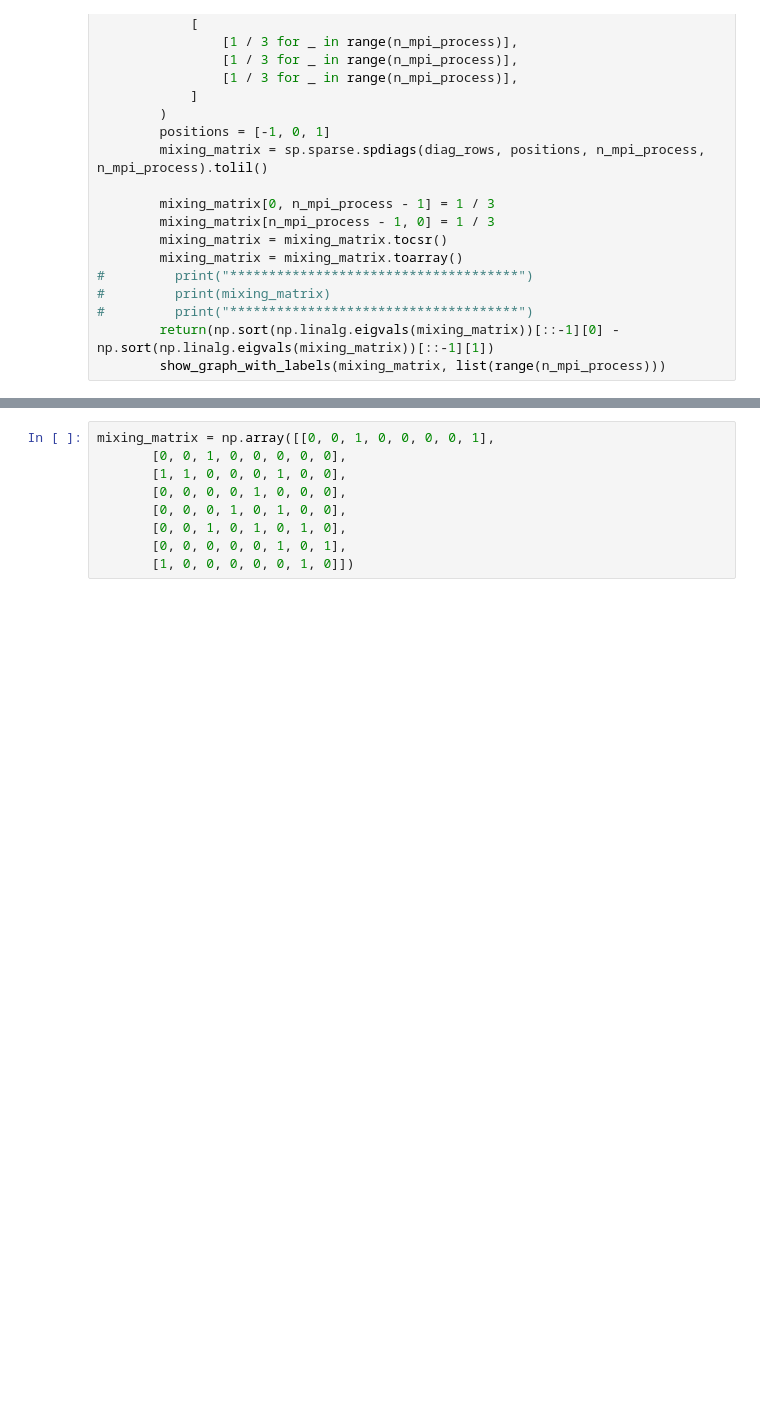
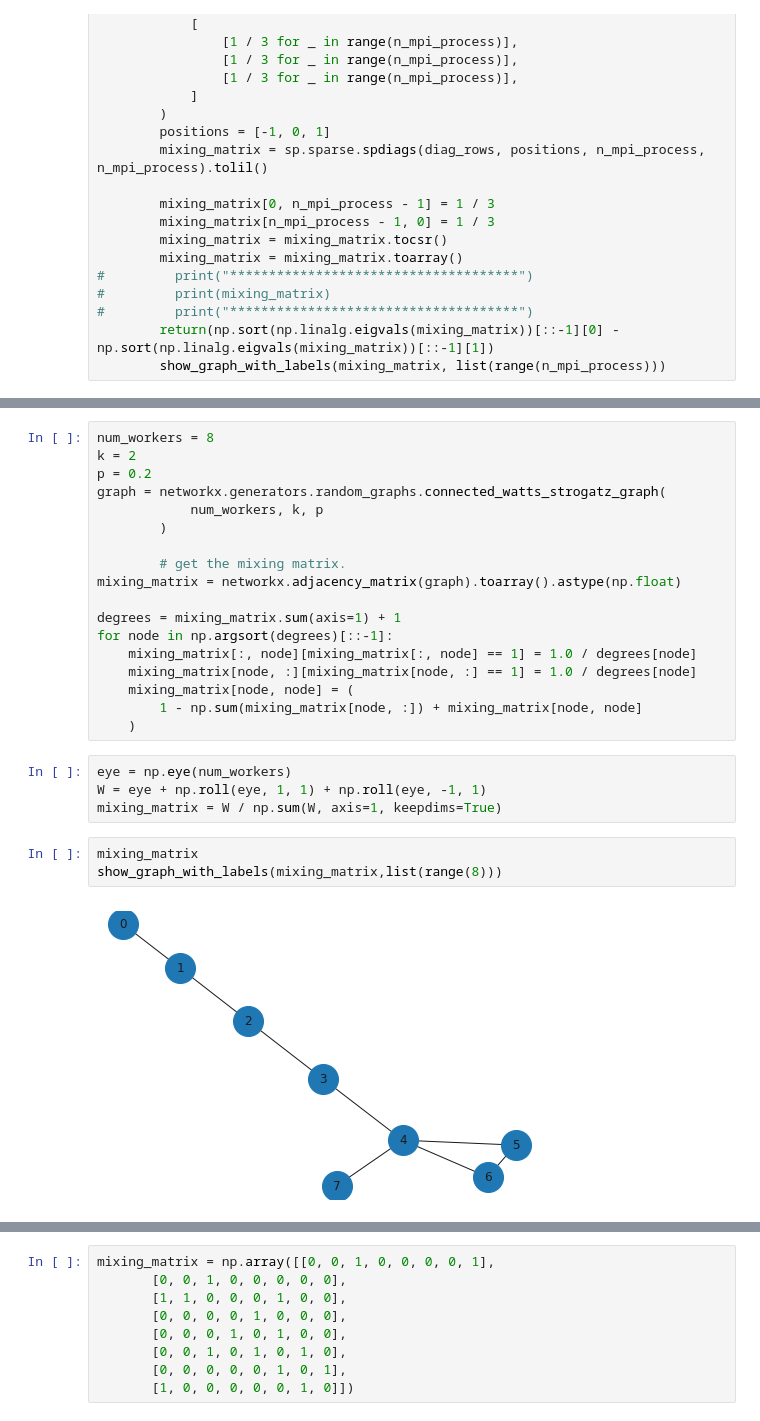
Before and after one commit to arjunarao619/Decent_Opt, a Jupyter notebook: Topology_Experiments.ipynb, the cells around one changed output, grey strips where cells are left out. Saved outputs shown, nothing was run; the diff lists cells and outputs as text; blank space fills up the shorter version.

```diff
--- a/Topology_Experiments.ipynb
+++ b/Topology_Experiments.ipynb
@@ -692,2 +702,29 @@ show_graph_with_labels(nx.to_numpy_matrix(sw),list(range(8)))
+# %%
+num_workers = 8
+k = 2
+p = 0.2
+graph = networkx.generators.random_graphs.connected_watts_strogatz_graph(
+            num_workers, k, p
+        )
+
+        # get the mixing matrix.
+mixing_matrix = networkx.adjacency_matrix(graph).toarray().astype(np.float)
+
+degrees = mixing_matrix.sum(axis=1) + 1
+for node in np.argsort(degrees)[::-1]:
+    mixing_matrix[:, node][mixing_matrix[:, node] == 1] = 1.0 / degrees[node]
+    mixing_matrix[node, :][mixing_matrix[node, :] == 1] = 1.0 / degrees[node]
+    mixing_matrix[node, node] = (
+        1 - np.sum(mixing_matrix[node, :]) + mixing_matrix[node, node]
+    )
+# %%
+eye = np.eye(num_workers)
+W = eye + np.roll(eye, 1, 1) + np.roll(eye, -1, 1)
+mixing_matrix = W / np.sum(W, axis=1, keepdims=True)
+# %%
+mixing_matrix
+show_graph_with_labels(mixing_matrix,list(range(8)))
+# %% [output]
+[figure, added]
 # %%
 networkx.adjacency_matrix(sw).toarray()
```
Also changed, not shown: parts of 3 cells of this notebook, 7 other files.
